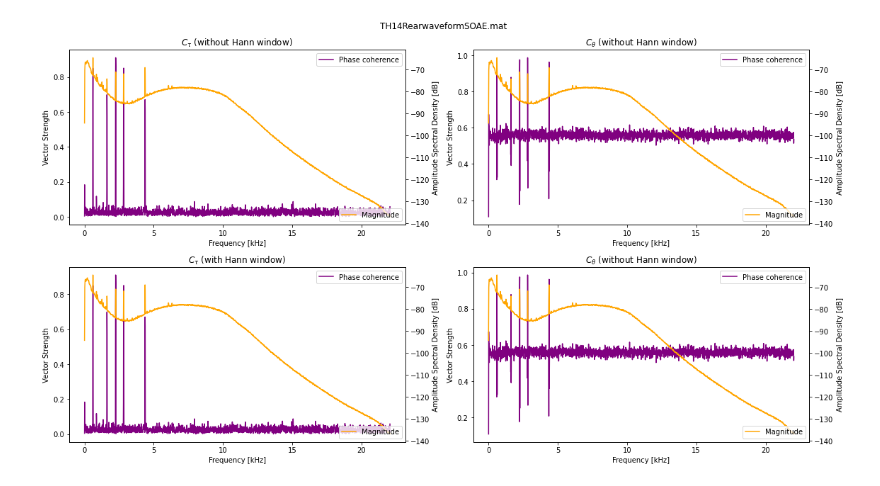
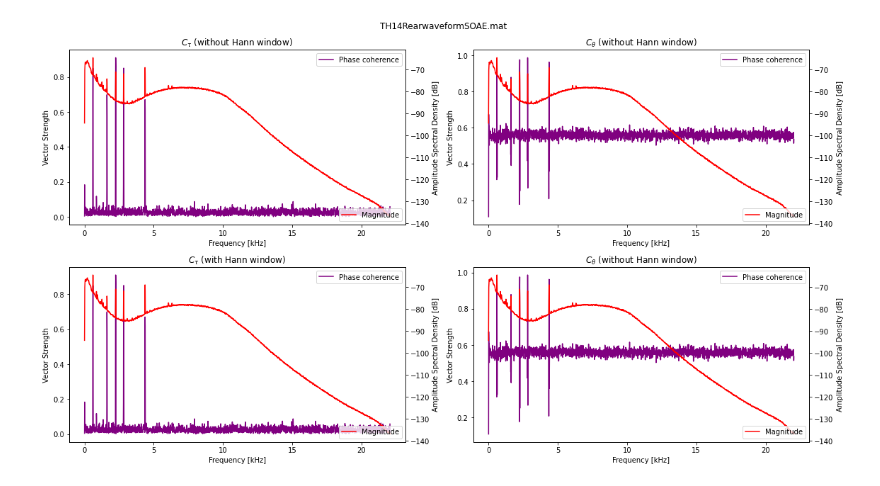
Before and after one commit to seththepeacock/vodscillators, a Jupyter notebook: deniz_SI_figs.ipynb, the cells around one changed output. Drawn from its saved outputs; the diff is of its cells as text; code cells hidden in the pictures.

```diff
--- a/deniz_SI_figs.ipynb
+++ b/deniz_SI_figs.ipynb
@@ -78,7 +78,7 @@ def temp_plot(wf, ax):
     ax.legend(loc="upper right")
 
     ax2 = ax.twinx()
-    ax2.plot(mags_freq_ax, mags, color="orange", label="Magnitude")
+    ax2.plot(mags_freq_ax, mags, color="red", label="Magnitude")
     ax2.set_ylabel("Amplitude Spectral Density [dB]")
     ax2.set_xlabel("Frequency [kHz]")
     ax2.legend(loc="lower right")
@@ -113,32 +113,32 @@ ref_type = "next_win"
 temp_plot(wf, axes[0])
 axes[0].set_title(r"$C_{\tau}$ (without Hann window)")
 
 
 ref_type="next_freq"
 temp_plot(wf, axes[1])
 axes[1].set_title(r"$C_{\theta}$ (without Hann window)")
 
 
 ref_type = "next_win"
 temp_plot(wf, axes[2])
 axes[2].set_title(r"$C_{\tau}$ (with Hann window)")
 
 
 ref_type="next_freq"
 temp_plot(wf, axes[3])
 axes[3].set_title(r"$C_{\theta}$ (without Hann window)")
 
 
 dpi=300
 reso=[16, 9]
 bbox="tight"
 plt.gcf().set_size_inches(reso) # set figure's size manually to your full screen (32x18)
 plt.tight_layout()
 
 
 
-save_name = str("Hann comparison " + str(filename) + ".png")
+save_name = str("Hann comparison " + str(filename) + ".jpg")
 plt.savefig(save_name, dpi=dpi, bbox_inches=bbox)
 plt.show()
 # %% [output]
-[figure, old version]
+[figure, new version]
```
